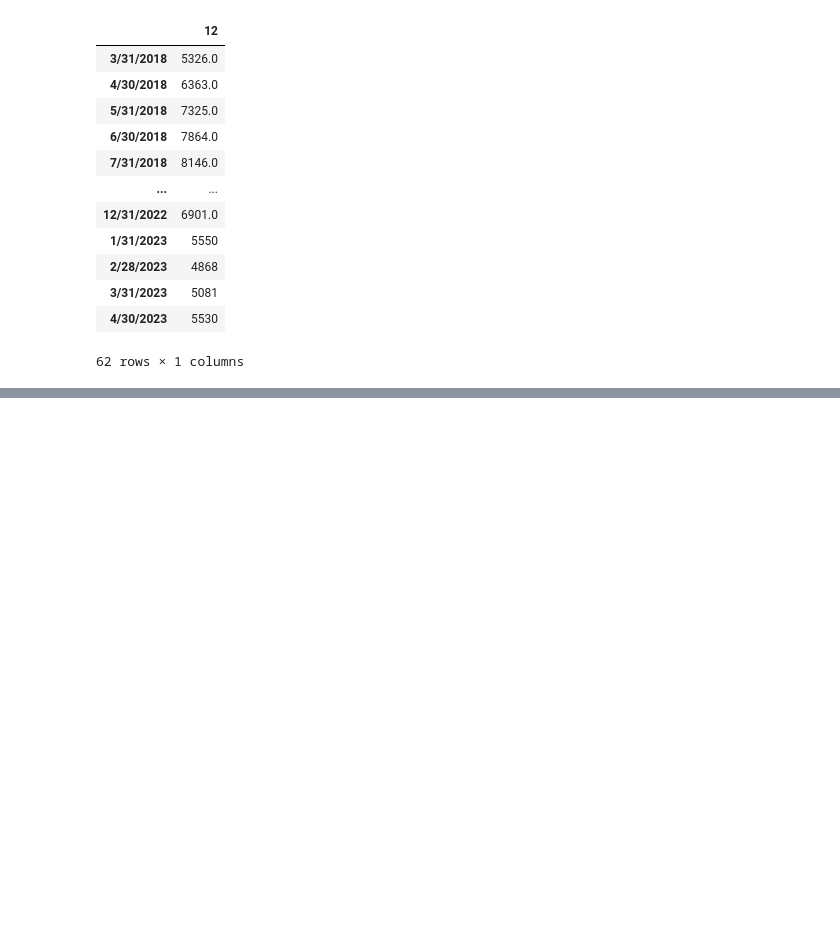
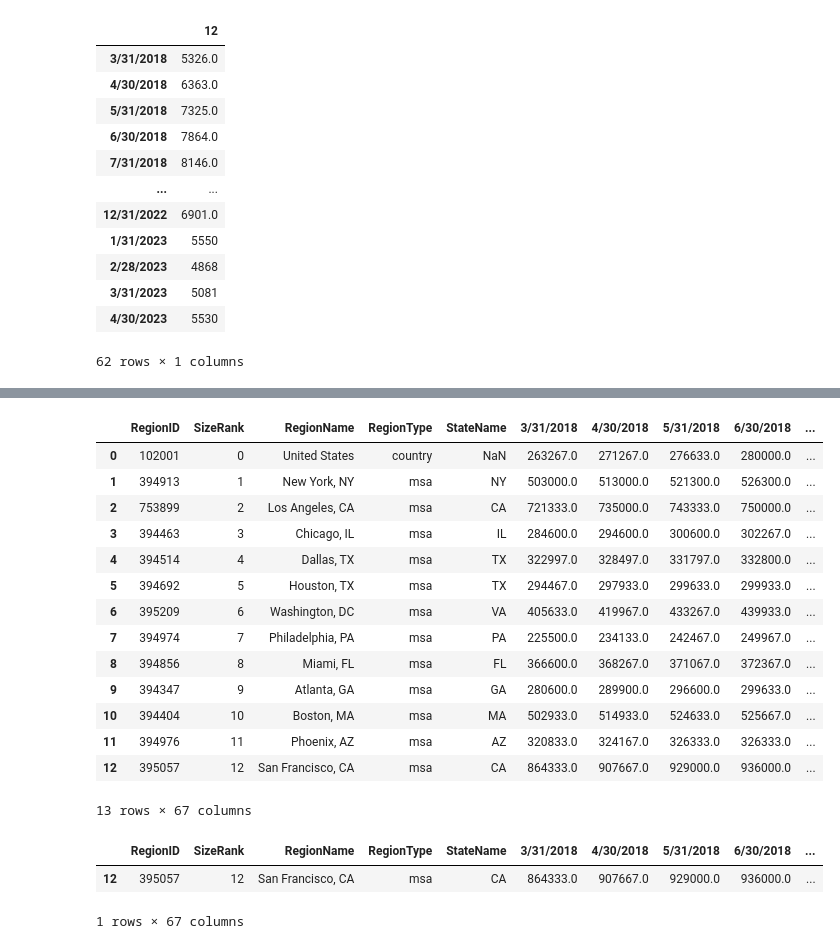
Before and after one commit to caleighteahan/Project_1, a Jupyter notebook: Starter_4.ipynb, the cells around one changed output, grey strips where cells are left out. Cells and saved outputs as stored; diff of their text form; code cells hidden in the pictures; blank space fills up the shorter version.

Commit message:
cleaning lsit & sales data

```diff
--- a/Starter_4.ipynb
+++ b/Starter_4.ipynb
@@ -119,0 +121,28 @@ Name: 12, Length: 103, dtype: object
+# %%
+file3= Path("data/List_&_Sale_price.monthly.csv")
+sales_price_df=pd.read_csv(file3)
+# %%
+sales_price_df.head(13)
+# %% [output]
+|  | RegionID | SizeRank | RegionName | RegionType | StateName | 3/31/2018 | 4/30/2018 | 5/31/2018 | 6/30/2018 | ... |
+| 0 | 102001 | 0 | United States | country | NaN | 263267.0 | 271267.0 | 276633.0 | 280000.0 | ... |
+| 1 | 394913 | 1 | New York, NY | msa | NY | 503000.0 | 513000.0 | 521300.0 | 526300.0 | ... |
+| 2 | 753899 | 2 | Los Angeles, CA | msa | CA | 721333.0 | 735000.0 | 743333.0 | 750000.0 | ... |
+| 3 | 394463 | 3 | Chicago, IL | msa | IL | 284600.0 | 294600.0 | 300600.0 | 302267.0 | ... |
+| 4 | 394514 | 4 | Dallas, TX | msa | TX | 322997.0 | 328497.0 | 331797.0 | 332800.0 | ... |
+| 5 | 394692 | 5 | Houston, TX | msa | TX | 294467.0 | 297933.0 | 299633.0 | 299933.0 | ... |
+| 6 | 395209 | 6 | Washington, DC | msa | VA | 405633.0 | 419967.0 | 433267.0 | 439933.0 | ... |
+| 7 | 394974 | 7 | Philadelphia, PA | msa | PA | 225500.0 | 234133.0 | 242467.0 | 249967.0 | ... |
+| 8 | 394856 | 8 | Miami, FL | msa | FL | 366600.0 | 368267.0 | 371067.0 | 372367.0 | ... |
+| 9 | 394347 | 9 | Atlanta, GA | msa | GA | 280600.0 | 289900.0 | 296600.0 | 299633.0 | ... |
+| 10 | 394404 | 10 | Boston, MA | msa | MA | 502933.0 | 514933.0 | 524633.0 | 525667.0 | ... |
+| 11 | 394976 | 11 | Phoenix, AZ | msa | AZ | 320833.0 | 324167.0 | 326333.0 | 326333.0 | ... |
+| 12 | 395057 | 12 | San Francisco, CA | msa | CA | 864333.0 | 907667.0 | 929000.0 | 936000.0 | ... |
+13 rows × 67 columns
+# %%
+sf_sales_price=pd.DataFrame(sales_price_df.loc[[12]])
+sf_sales_price
+# %% [output]
+|  | RegionID | SizeRank | RegionName | RegionType | StateName | 3/31/2018 | 4/30/2018 | 5/31/2018 | 6/30/2018 | ... |
+| 12 | 395057 | 12 | San Francisco, CA | msa | CA | 864333.0 | 907667.0 | 929000.0 | 936000.0 | ... |
+1 rows × 67 columns
```
Also changed, not shown: parts of 7 cells of this notebook.
